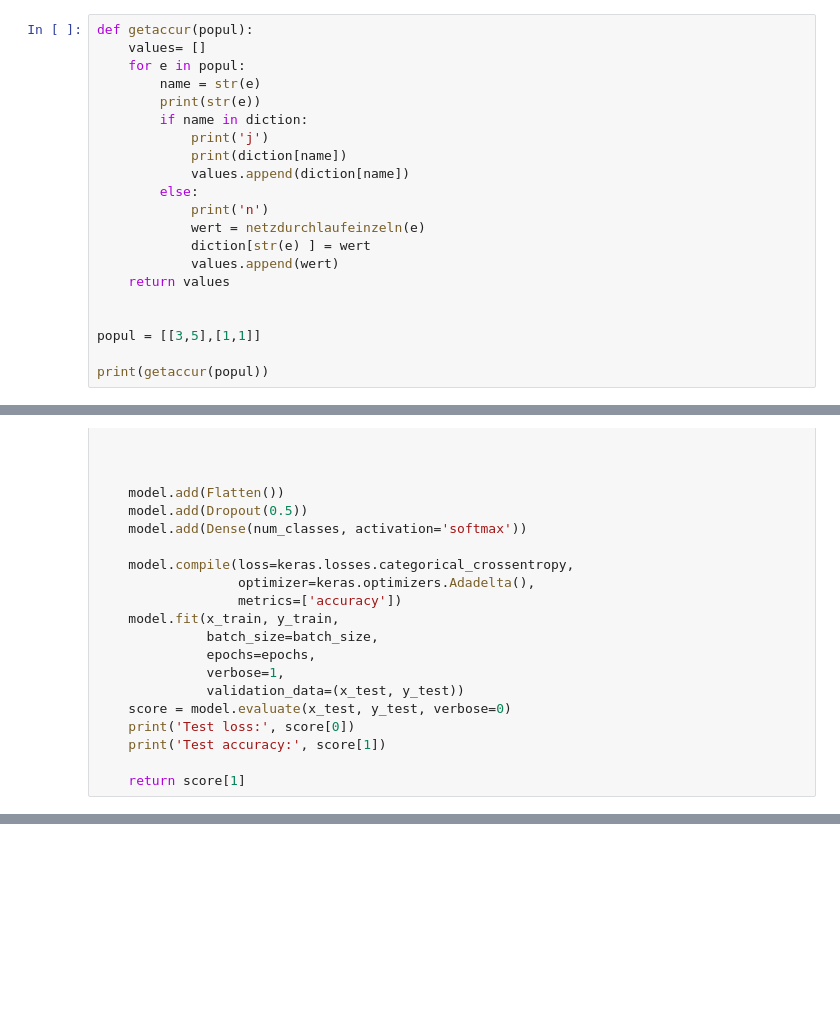
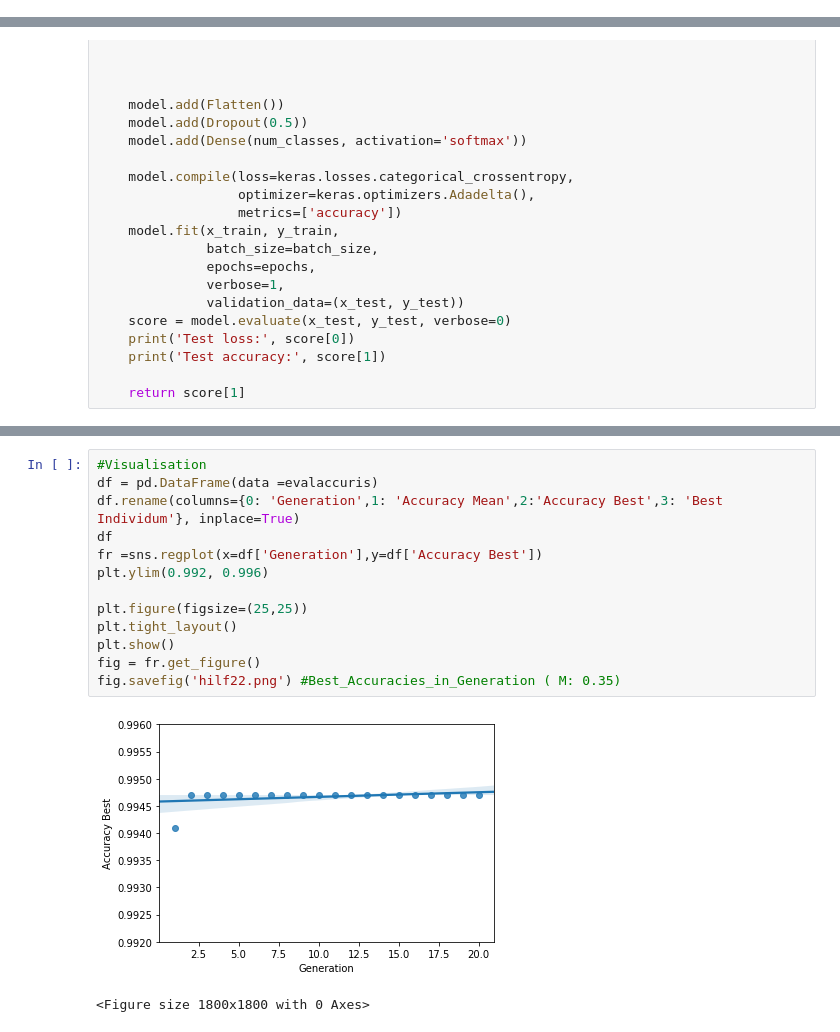
Before and after one commit to VCRoselieb/Genetic-Coding, a Jupyter notebook: Dictionarry.ipynb, the cells around one changed output, grey strips where cells are left out. Drawn from its saved outputs; the diff is of its cells as text; blank space fills up the shorter version.

Commit message:
So many visualtions

```diff
--- a/Dictionarry.ipynb
+++ b/Dictionarry.ipynb
@@ -202,24 +205,3 @@ diction = {
 
             'item2': 2,
 }
-# %%
-def getaccur(popul):
-    values= []
-    for e in popul:
-        name = str(e)
-        print(str(e))
-        if name in diction:
-            print('j')
-            print(diction[name])
-            values.append(diction[name])
-        else:
-            print('n')
-            wert = netzdurchlaufeinzeln(e)
-            diction[str(e) ] = wert
-            values.append(wert)
-    return values
-
-
-popul = [[3,5],[1,1]]
-
-print(getaccur(popul))
@@ -347,0 +384,16 @@ NameError: name 'mnist' is not defined
+# %%
+#Visualisation
+df = pd.DataFrame(data =evalaccuris)
+df.rename(columns={0: 'Generation',1: 'Accuracy Mean',2:'Accuracy Best',3: 'Best Individum'}, inplace=True)
+df
+fr =sns.regplot(x=df['Generation'],y=df['Accuracy Best'])
+plt.ylim(0.992, 0.996)
+
+plt.figure(figsize=(25,25))
+plt.tight_layout()
+plt.show()
+fig = fr.get_figure()
+fig.savefig('hilf22.png') #Best_Accuracies_in_Generation ( M: 0.35)
+# %% [output]
+[figure, added]
+<Figure size 1800x1800 with 0 Axes>
```
Also changed, not shown: parts of 17 cells of this notebook, 16 other files.
